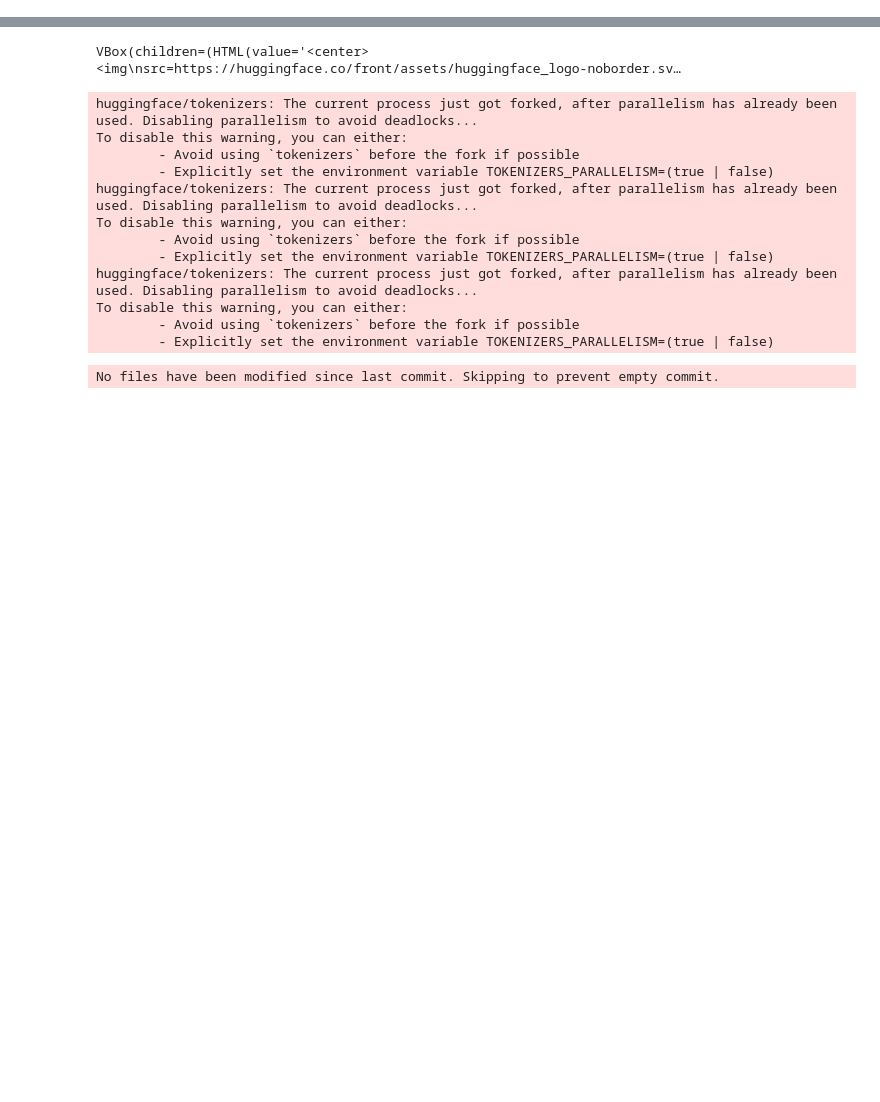
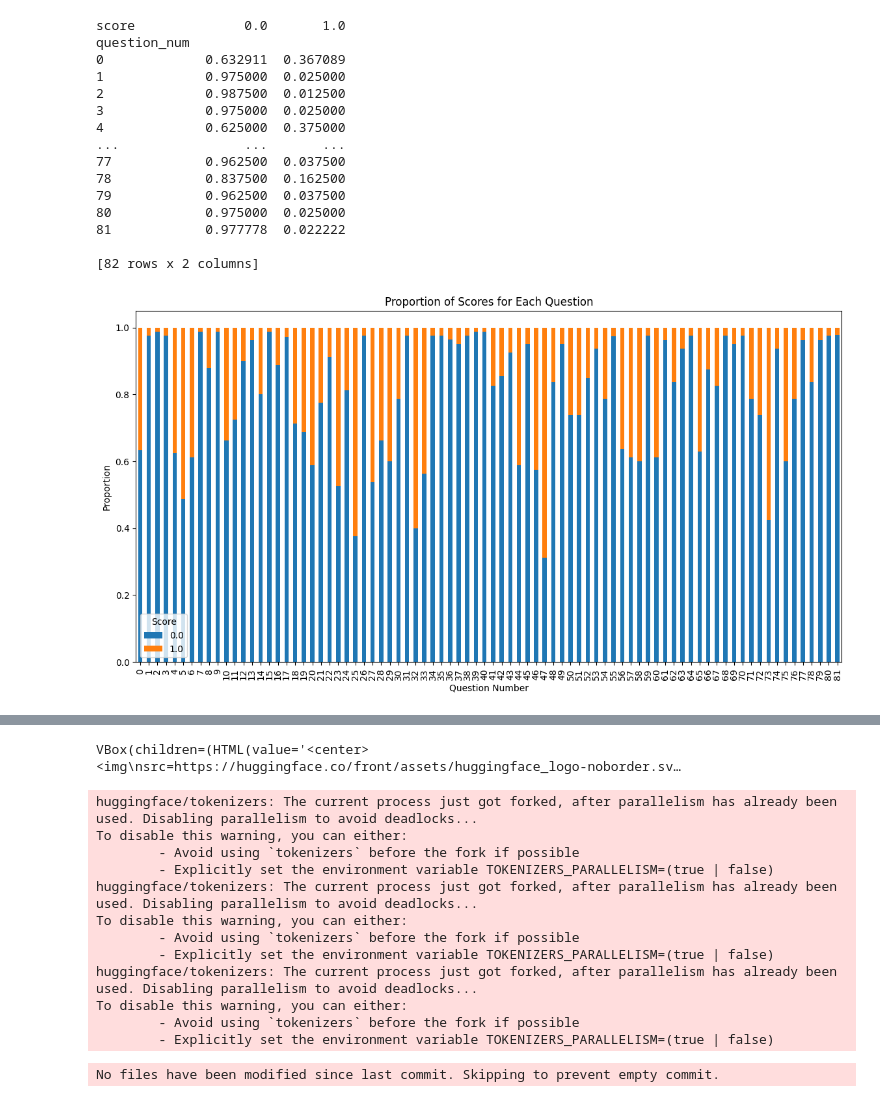
Before and after one commit to MEDiMakers/test-buddy, a Jupyter notebook: notebook/finetune_cross_encoder.ipynb, the cells around one changed output, grey strips where cells are left out. Drawn from its saved outputs; the diff is of its cells as text; code cells hidden in the pictures; blank space fills up the shorter version.

Commit message:
finished finetuning

```diff
--- a/notebook/finetune_cross_encoder.ipynb
+++ b/notebook/finetune_cross_encoder.ipynb
@@ -109,0 +1,38 @@ Test dataset preview:
+# %%
+#load from csv
+import pandas as pd
+data = pd.read_csv('../data/finetuning/ce_finetuning_dataset.csv', header=0, names=['question_num', 'query', 'context', 'score'])
+
+# Group the data by 'question_num' and 'score', then count occurrences
+score_counts = data.groupby(['question_num', 'score']).size().unstack(fill_value=0)
+
+# Calculate proportions of each score within each question
+score_proportions = score_counts.div(score_counts.sum(axis=1), axis=0)
+
+print(score_proportions)
+import matplotlib.pyplot as plt
+
+# Plotting the proportions of scores for each question
+score_proportions.plot(kind='bar', stacked=True, figsize=(14, 7))
+plt.title('Proportion of Scores for Each Question')
+plt.xlabel('Question Number')
+plt.ylabel('Proportion')
+plt.legend(title='Score')
+plt.show()
+# %% [output]
+score              0.0       1.0
+question_num
+0             0.632911  0.367089
+1             0.975000  0.025000
+2             0.987500  0.012500
+3             0.975000  0.025000
+4             0.625000  0.375000
+...                ...       ...
+77            0.962500  0.037500
+78            0.837500  0.162500
+79            0.962500  0.037500
+80            0.975000  0.025000
+81            0.977778  0.022222
+
+[82 rows x 2 columns]
+[figure, added]
```
Also changed, not shown: parts of 6 cells of this notebook, 9 other files.
